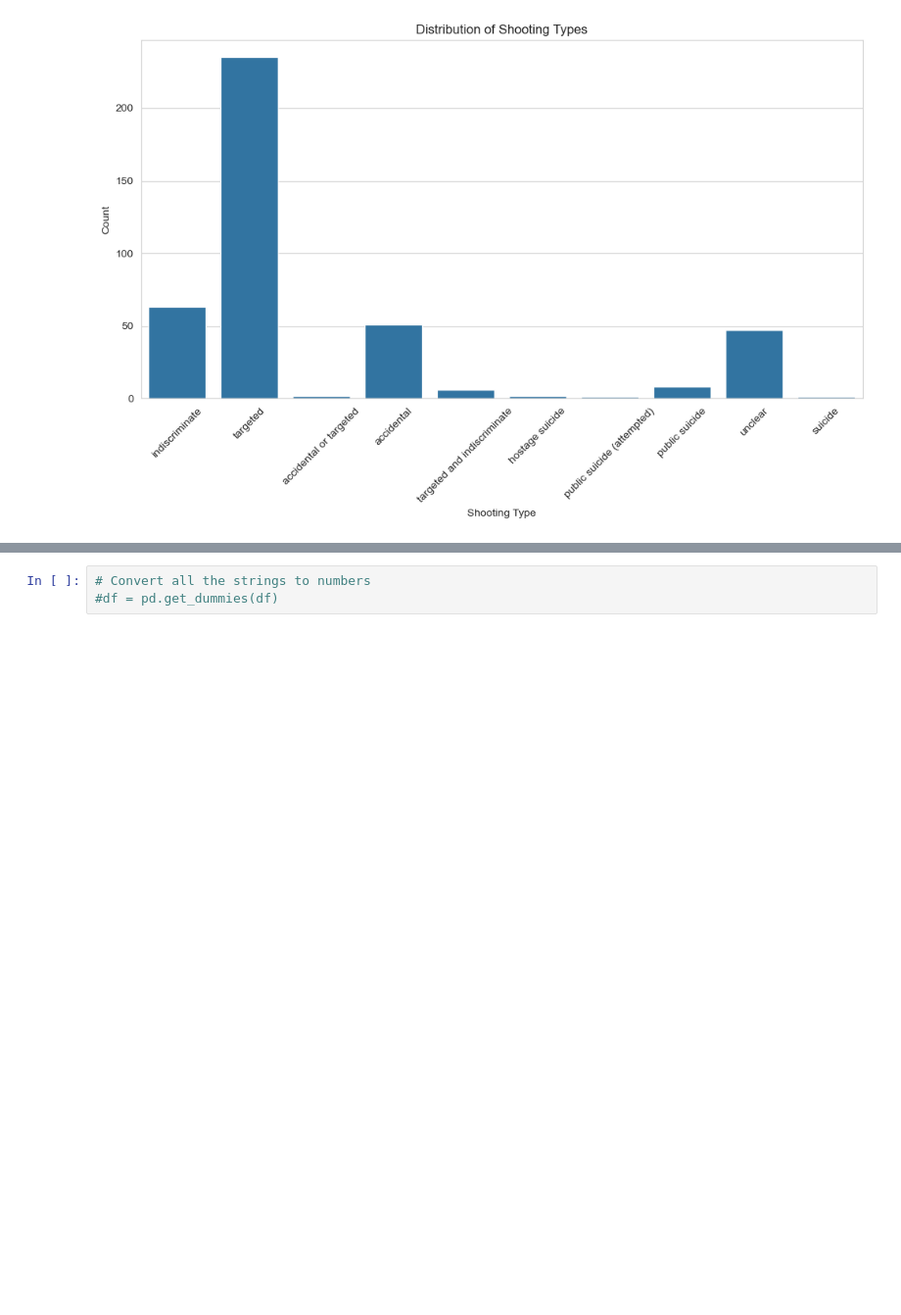
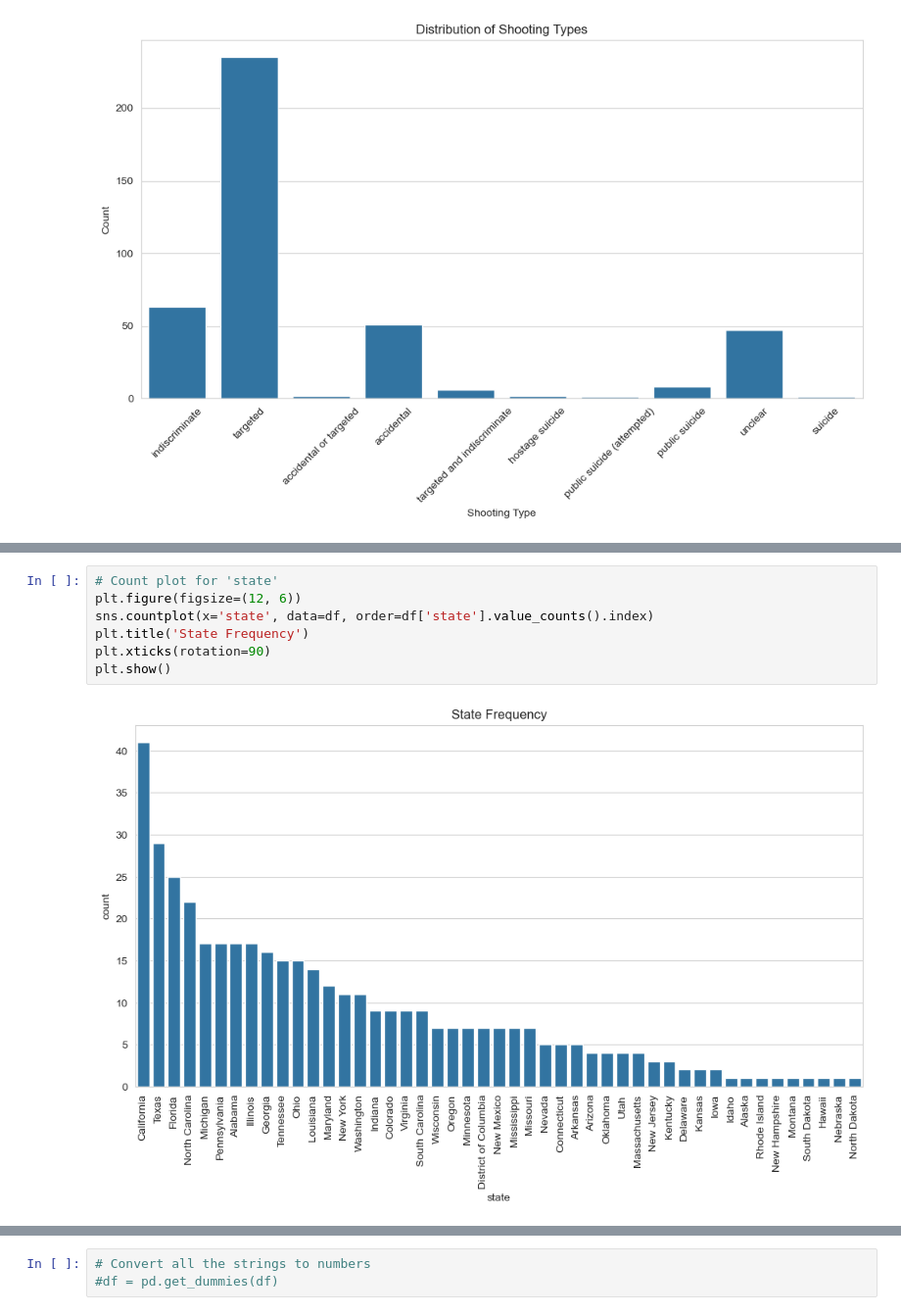
Before and after one commit to AhmadAlkaseb/BI, a Jupyter notebook: MiniProjekt3/Data/MiniProjekt3v1.ipynb, the cells around one changed output, grey strips where cells are left out. Shown at 98% size. Drawn from its saved outputs; the diff is of its cells as text; blank space fills up the shorter version.

```diff
--- a/MiniProjekt3/Data/MiniProjekt3v1.ipynb
+++ b/MiniProjekt3/Data/MiniProjekt3v1.ipynb
@@ -192,0 +284,9 @@ plt.show()
+# %%
+# Count plot for 'state'
+plt.figure(figsize=(12, 6))
+sns.countplot(x='state', data=df, order=df['state'].value_counts().index)
+plt.title('State Frequency')
+plt.xticks(rotation=90)
+plt.show()
+# %% [output]
+[figure, added]
```
Also changed, not shown: parts of 21 cells of this notebook.
